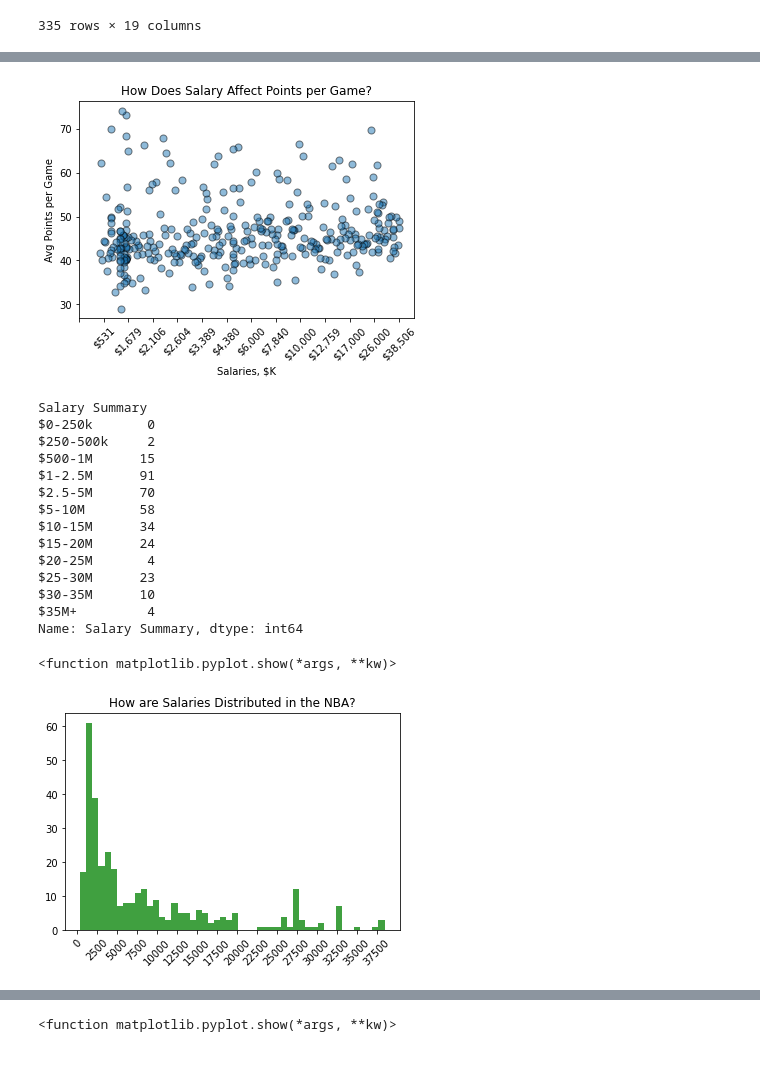
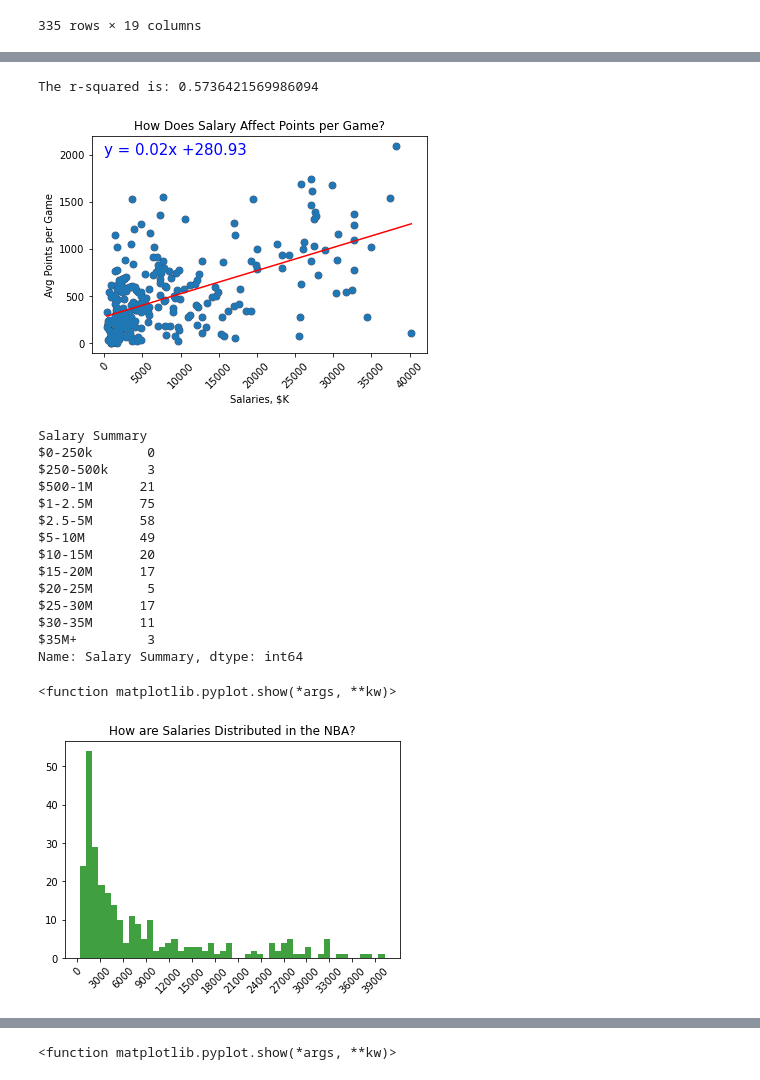
Before and after one commit to brentgarbe/Group6Repo, a Jupyter notebook: main.ipynb, the cells around one changed output, grey strips where cells are left out. Drawn from its saved outputs; the diff is of its cells as text; code cells hidden in the pictures.

Commit message:
Imported the csv file and redid all plots and tables. Also added linear regression functions

```diff
--- a/main.ipynb
+++ b/main.ipynb
@@ -217,3 +218,10 @@ playerdf
 | 333 | Chris Silva | F | MIA | 41 | 306 | 120 | 62.32 | 0.00 | 69.39 | 21 | 18 | ... |
 | 334 | Ky Bowman | SG | GSW | 45 | 1015 | 335 | 41.74 | 30.84 | 82.93 | 131 | 10 | ... |
 335 rows × 19 columns
+# %%
+# File to Load from Jason and Antonia
+file = "Resources/cvs_for_import.csv"
+
+# Read Purchasing File and store into Pandas data frame
+playerdf = pd.read_csv(file)
+playerdf
@@ -220,58 +242,80 @@ playerdf
+# %%
+def linreg(x_values,y_values):
+    #Building the linear regression function
+    (slope, intercept, rvalue, pvalue, stderr) = stats.linregress(x_values, y_values)
+
+    # Get regression values
+    regress_values = x_values * slope + intercept
+
+    # Create line equation string
+    global line_eq
+    line_eq = "y = " + str(round(slope,2)) + "x +" + str(round(intercept,2))
+
+    # Create Plot
+    plt.scatter(x_values,y_values)
+    plt.plot(x_values,regress_values,"r-")
+
+    # Print r square value
+    print(f"The r-squared is: {rvalue}")
 # %%
 #Here I am setting up the scatter plot with the axis spacing and rotation
 
-sal = playerdf['$ Salary'].apply(lambda x: '${0:,.0f}'.format((x/1000)))
+#sal = playerdf['Salary'].apply(lambda x: '${0:,.0f}'.format((x/1000)))
+sal = playerdf['Salary']/1000
 pts = playerdf['PTS']
 
-plt.scatter(sal,pts, marker="o",  edgecolors="black",
-            s=50, alpha=0.5, cmap="plasma")
+plt.scatter(sal,pts, marker="o",color='blue',  edgecolors="black",
+            s=50, alpha=0.5)
 plt.xlabel("Salaries, $K")
 plt.ylabel("Avg Points per Game")
-plt.xticks(np.arange(0, 270, 20))
 plt.title('How Does Salary Affect Points per Game?')
+
+plt.xticks(np.arange(0, 40001, 5000))
 plt.tick_params(axis ='x', rotation = 45)
-plt.gca().invert_xaxis()
+linreg(sal,pts)
+plt.annotate(line_eq,(0,2000),fontsize=15,color="blue")
 plt.show()
 # %% [output]
+The r-squared is: 0.5736421569986094
-[figure, old version]
+[figure, new version]
 # %%
 #I am using binned data to see how salaries are distributed
 bins = [-1,250,500,1000,2500,5000,10000,15000,20000,25000,30000,35000,50000]
 group_names = ['$0-250k','$250-500k','$500-1M','$1-2.5M',
                '$2.5-5M','$5-10M','$10-15M','$15-20M','$20-25M',
                '$25-30M','$30-35M','$35M+']
-playerdf["Salary Summary"] = pd.cut(playerdf["$ Salary"]/1000, bins, labels=group_names)
+playerdf["Salary Summary"] = pd.cut(playerdf["Salary"]/1000, bins, labels=group_names)
 sal_group = playerdf.groupby(['Salary Summary'])
 count = sal_group['Salary Summary'].count()
 print(count)
 # %% [output]
 Salary Summary
 $0-250k       0
-$250-500k     2
-$500-1M      15
-$1-2.5M      91
-$2.5-5M      70
-$5-10M       58
-$10-15M      34
-$15-20M      24
-$20-25M       4
-$25-30M      23
-$30-35M      10
-$35M+         4
+$250-500k     3
+$500-1M      21
+$1-2.5M      75
+$2.5-5M      58
+$5-10M       49
+$10-15M      20
+$15-20M      17
+$20-25M       5
+$25-30M      17
+$30-35M      11
+$35M+         3
 Name: Salary Summary, dtype: int64
 # %%
 #Histogram of players salaries in the NBA
 #player_small = playerdf['$ Salary']/1000
 #player_small.hist(bins = 50, facecolor='g', alpha=0.75)
-n, bins, patches = plt.hist(playerdf['$ Salary']/1000, 50,  facecolor='g', alpha=0.75)
-plt.xticks(np.arange(0, 40000, 2500))
+n, bins, patches = plt.hist(playerdf['Salary']/1000, 50,  facecolor='g', alpha=0.75)
+plt.xticks(np.arange(0, 40001, 3000))
 plt.tick_params(axis ='x', rotation = 45)
 #plt.gca().invert_xaxis()
 plt.title("How are Salaries Distributed in the NBA?")
 plt.show
 # %% [output]
 <function matplotlib.pyplot.show(*args, **kw)>
-[figure, old version]
+[figure, new version]
 # %%
 #This is calculating the statistics on the points scored
 #I need to convert these values to dollars
```
Also changed, not shown: parts of 17 cells of this notebook, 2 other files.
